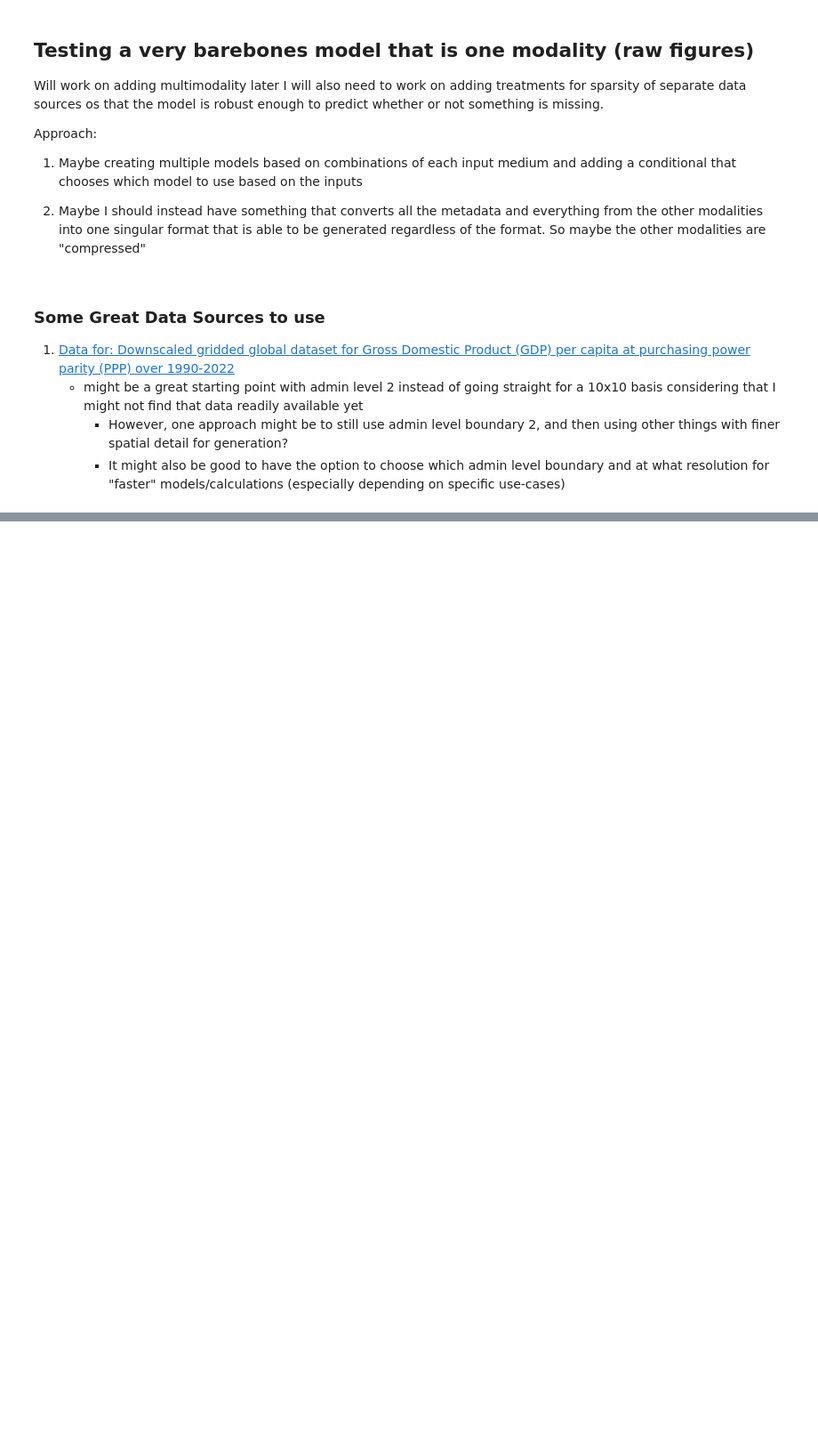
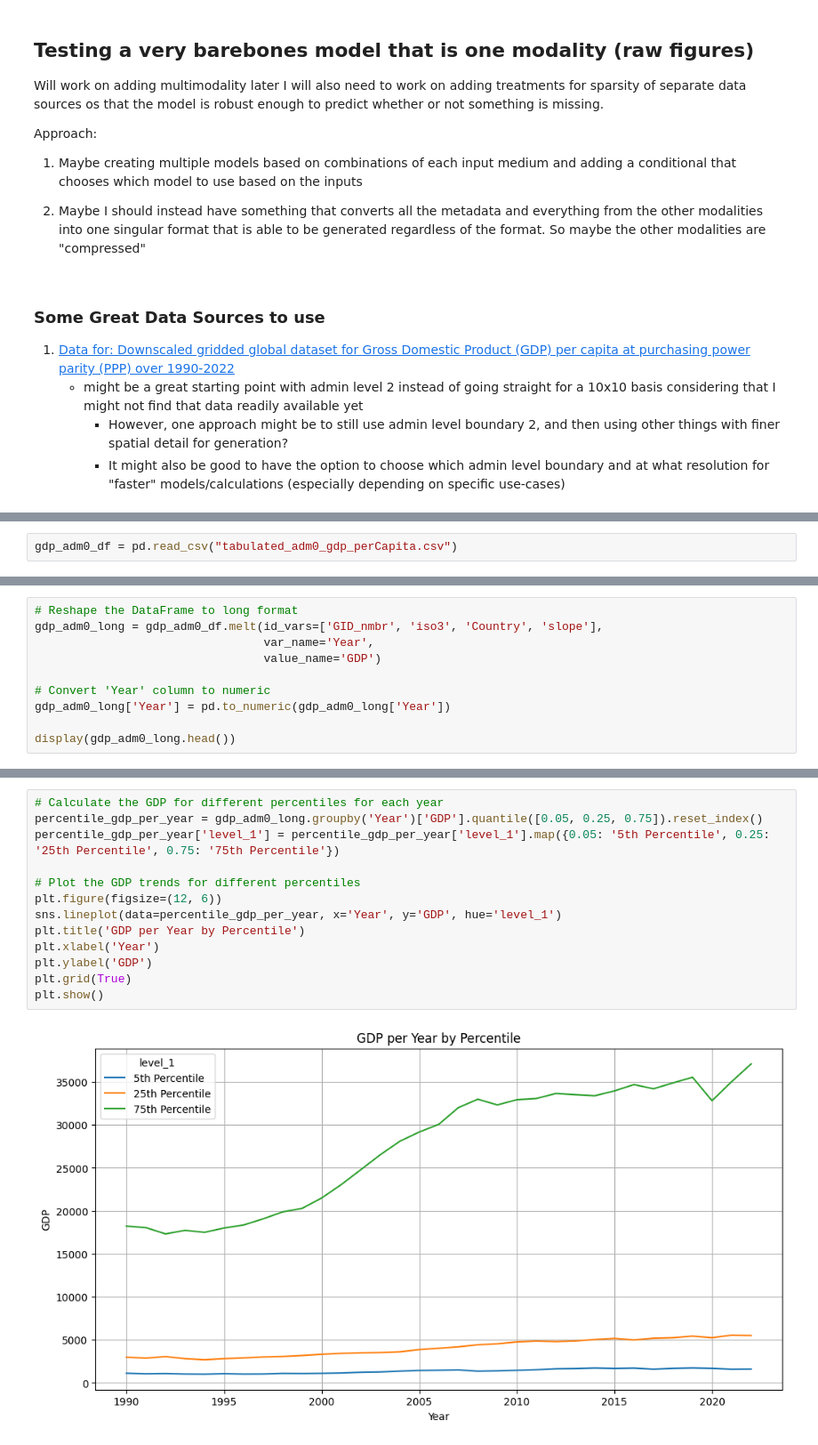
Before and after one commit to Bolu-Adekanmbi/Socioeconomic-Mapping, a Jupyter notebook: notebooks/exploratoryNotebook1.ipynb, the cells around one changed output, grey strips where cells are left out. Shown at 89% size. Cells and saved outputs as stored; diff of their text form; blank space fills up the shorter version.

```diff
--- a/notebooks/exploratoryNotebook1.ipynb
+++ b/notebooks/exploratoryNotebook1.ipynb
@@ -19,0 +31,2 @@ Approach:
+# %%
+gdp_adm0_df = pd.read_csv("tabulated_adm0_gdp_perCapita.csv")
@@ -19,0 +77,10 @@ Approach:
+# %%
+# Reshape the DataFrame to long format
+gdp_adm0_long = gdp_adm0_df.melt(id_vars=['GID_nmbr', 'iso3', 'Country', 'slope'],
+                                 var_name='Year',
+                                 value_name='GDP')
+
+# Convert 'Year' column to numeric
+gdp_adm0_long['Year'] = pd.to_numeric(gdp_adm0_long['Year'])
+
+display(gdp_adm0_long.head())
@@ -19,0 +94,15 @@ Approach:
+# %%
+# Calculate the GDP for different percentiles for each year
+percentile_gdp_per_year = gdp_adm0_long.groupby('Year')['GDP'].quantile([0.05, 0.25, 0.75]).reset_index()
+percentile_gdp_per_year['level_1'] = percentile_gdp_per_year['level_1'].map({0.05: '5th Percentile', 0.25: '25th Percentile', 0.75: '75th Percentile'})
+
+# Plot the GDP trends for different percentiles
+plt.figure(figsize=(12, 6))
+sns.lineplot(data=percentile_gdp_per_year, x='Year', y='GDP', hue='level_1')
+plt.title('GDP per Year by Percentile')
+plt.xlabel('Year')
+plt.ylabel('GDP')
+plt.grid(True)
+plt.show()
+# %% [output]
+[figure, added]
```
Also changed, not shown: parts of 9 cells of this notebook.
